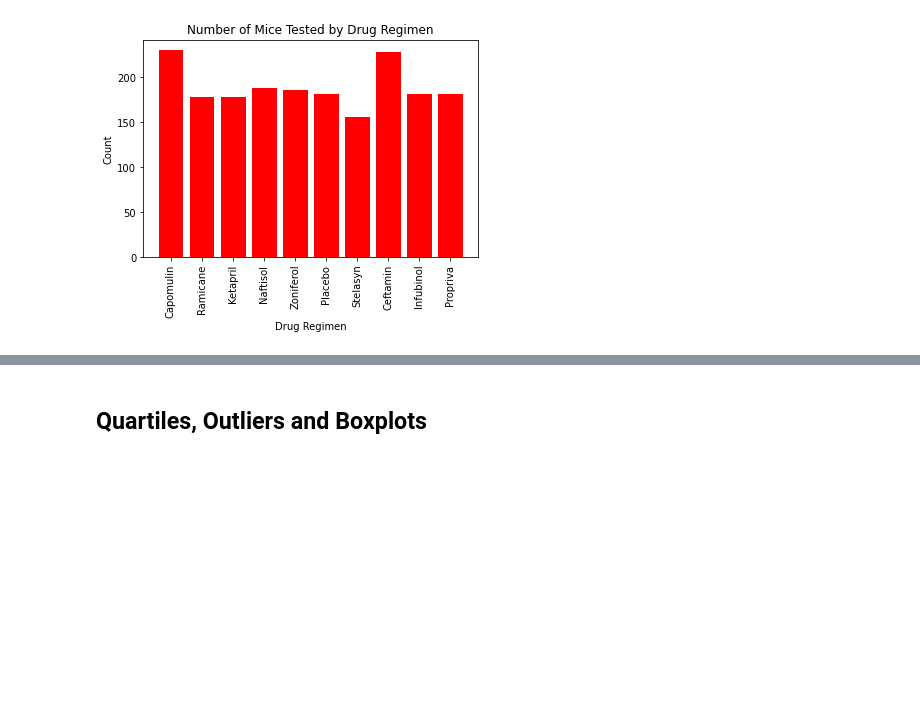
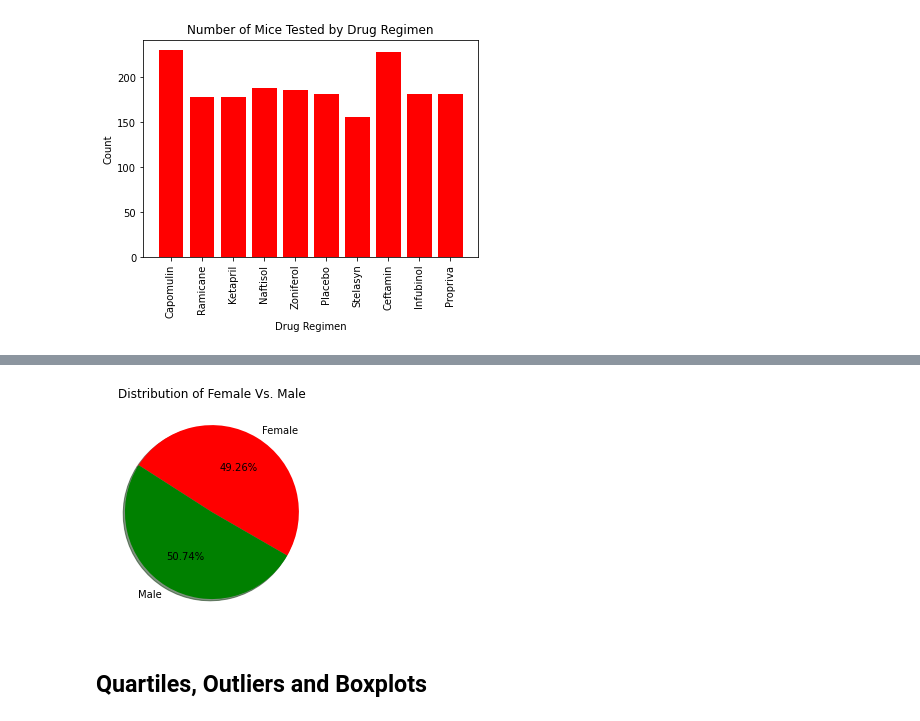
Before and after one commit to khbader101/Matplotlib-Challenge, a Jupyter notebook: pymaceuticals_starter.ipynb, the cells around one changed output, grey strips where cells are left out. Saved outputs shown, nothing was run; the diff lists cells and outputs as text; code cells hidden in the pictures; blank space fills up the shorter version.

```diff
--- a/pymaceuticals_starter.ipynb
+++ b/pymaceuticals_starter.ipynb
@@ -200,5 +200,13 @@ group_gender.plot(kind='pie',autopct='%.2f%%',colors=['green','red'],shadow=True
 # %%
 # Generate a pie plot showing the distribution of female versus male mice using pyplot
+labels = ('Female', 'Male')
+colors = ('red', 'green')
+group1 = cleaned_mouse_df.groupby('Sex').count()['Mouse ID']
+plt.pie(group1,autopct='%.2f%%', colors=colors, labels=labels, startangle=330, shadow = True)
+plt.title('Distribution of Female Vs. Male')
+plt.show()
+# %% [output]
+[figure, added]
 # %% [markdown]
 ## Quartiles, Outliers and Boxplots
 # %%
```
Also changed, not shown: parts of 1 cell of this notebook.
